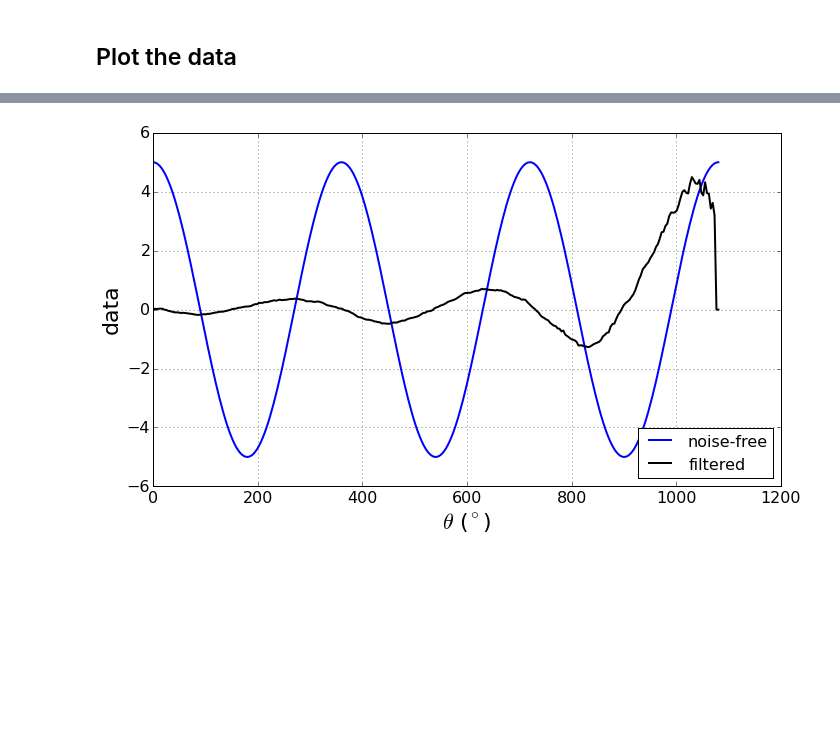
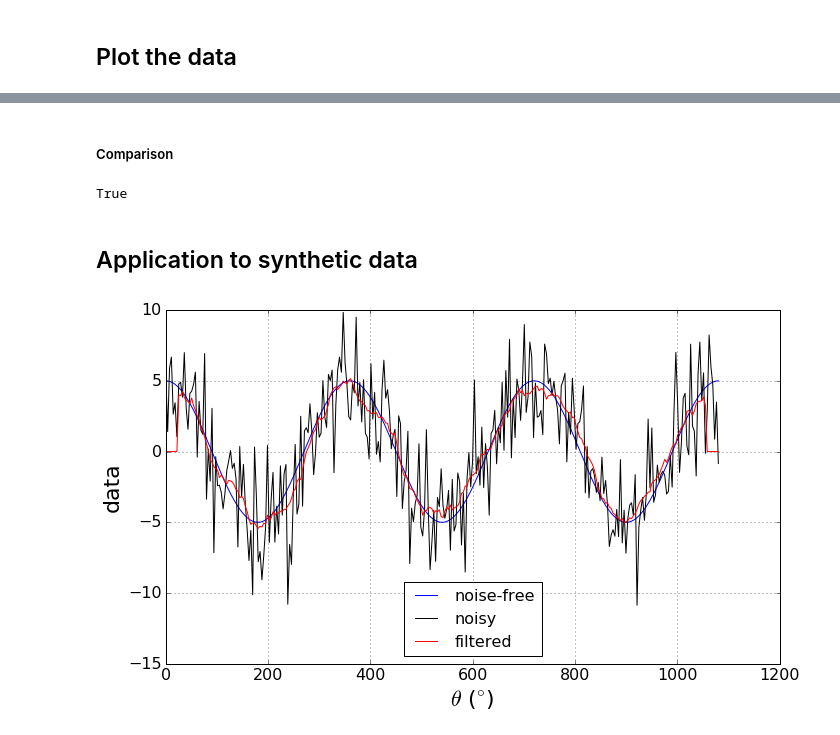
Before and after one commit to birocoles/Disciplina-metodos-computacionais, a Jupyter notebook: Conteudo/Nocoes_programacao_Python/SMA/sma.ipynb, the cells around one changed output, grey strips where cells are left out. Saved outputs shown, nothing was run; the diff lists cells and outputs as text; code cells hidden in the pictures; blank space fills up the shorter version.

Commit message:
example of simple moving average filter

```diff
--- a/Conteudo/Nocoes_programacao_Python/SMA/sma.ipynb
+++ b/Conteudo/Nocoes_programacao_Python/SMA/sma.ipynb
@@ -109,4 +142,17 @@ for i in range(N):
+# %% [markdown]
+##### Comparison
+# %%
+i0 = window_size1//2
+np.allclose(output_reference1[i0:-i0], output_calculated1[i0:-i0])
+# %% [output]
+True
+# %% [markdown]
+## Application to synthetic data
+# %%
+filtered_data = sma1d(noisy_data, 15)
 # %%
-plot(theta_degree, noise_free_data, filtered_data, labely='noise-free', labelz='filtered')
+plot(theta_degree, noise_free_data,
+                   noisy_data,
+                   filtered_data, labely='noise-free', labelz='noisy', labelw='filtered')
 # %% [output]
-[figure, old version]
+[figure, new version]
```
Also changed, not shown: parts of 15 cells of this notebook, 1 other file.
